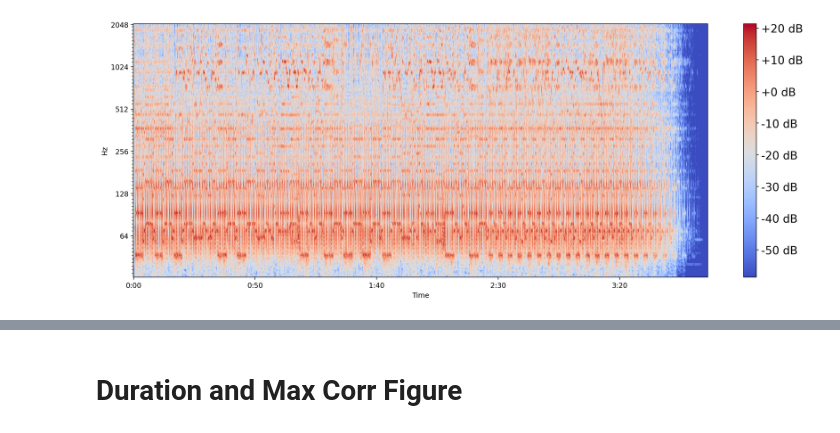
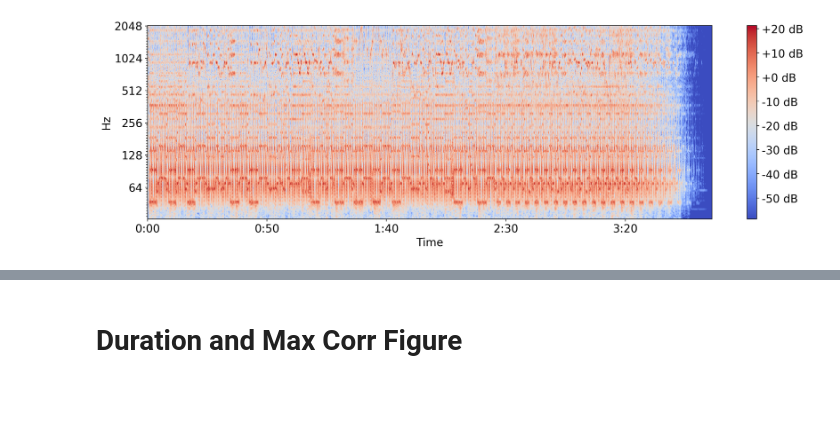
Before and after one commit to PierreRL/AutomaticChordRecognition, a Jupyter notebook: notebooks/data/3. Test Alignment.ipynb, the cells around one changed output, grey strips where cells are left out. Saved outputs shown, nothing was run; the diff lists cells and outputs as text; code cells hidden in the pictures; blank space fills up the shorter version.

```diff
--- a/notebooks/data/3. Test Alignment.ipynb
+++ b/notebooks/data/3. Test Alignment.ipynb
@@ -11,23 +11,23 @@ import matplotlib.pyplot as plt
 
 from src.utils import get_cqt, get_filenames, get_chord_annotation, SR, HOP_LENGTH, BINS_PER_OCTAVE, get_annotation_metadata
 # %%
-idx = 200
+idx = 219
 filenames = get_filenames()
-cqt = get_cqt(filenames[idx], return_as_tensor=False).T
+cqt = get_cqt('cyndilauper_girlsjustwanttohavefun', return_as_tensor=False).T
 metadata = get_annotation_metadata(filenames[idx])
 title = f"{metadata['title']} - {metadata['artist']}"
 # %%
-plt.figure(figsize=(30,6))
+plt.figure(figsize=(30,5))
 plt.subplot(1, 2, 2)
 # Set font size and of axis labels
 plt.rcParams.update({'font.size': 16, 'axes.labelsize': 16})
 img = librosa.display.specshow(cqt, y_axis='cqt_hz', x_axis='time', sr=SR, hop_length=HOP_LENGTH, bins_per_octave=BINS_PER_OCTAVE)
 plt.colorbar(img, format="%+2.f dB")
 # plt.title(title)
 plt.tight_layout()
 # Save the figure to thesis/figures/sample_cqt.png in high quality
 plt.savefig("thesis/figures/sample_cqt.png", bbox_inches='tight', dpi=100)
 plt.show()
 plt.close()
 # %% [output]
-[figure, old version]
+[figure, new version]
```
Also changed, not shown: parts of 5 cells of this notebook, 11 other files.
